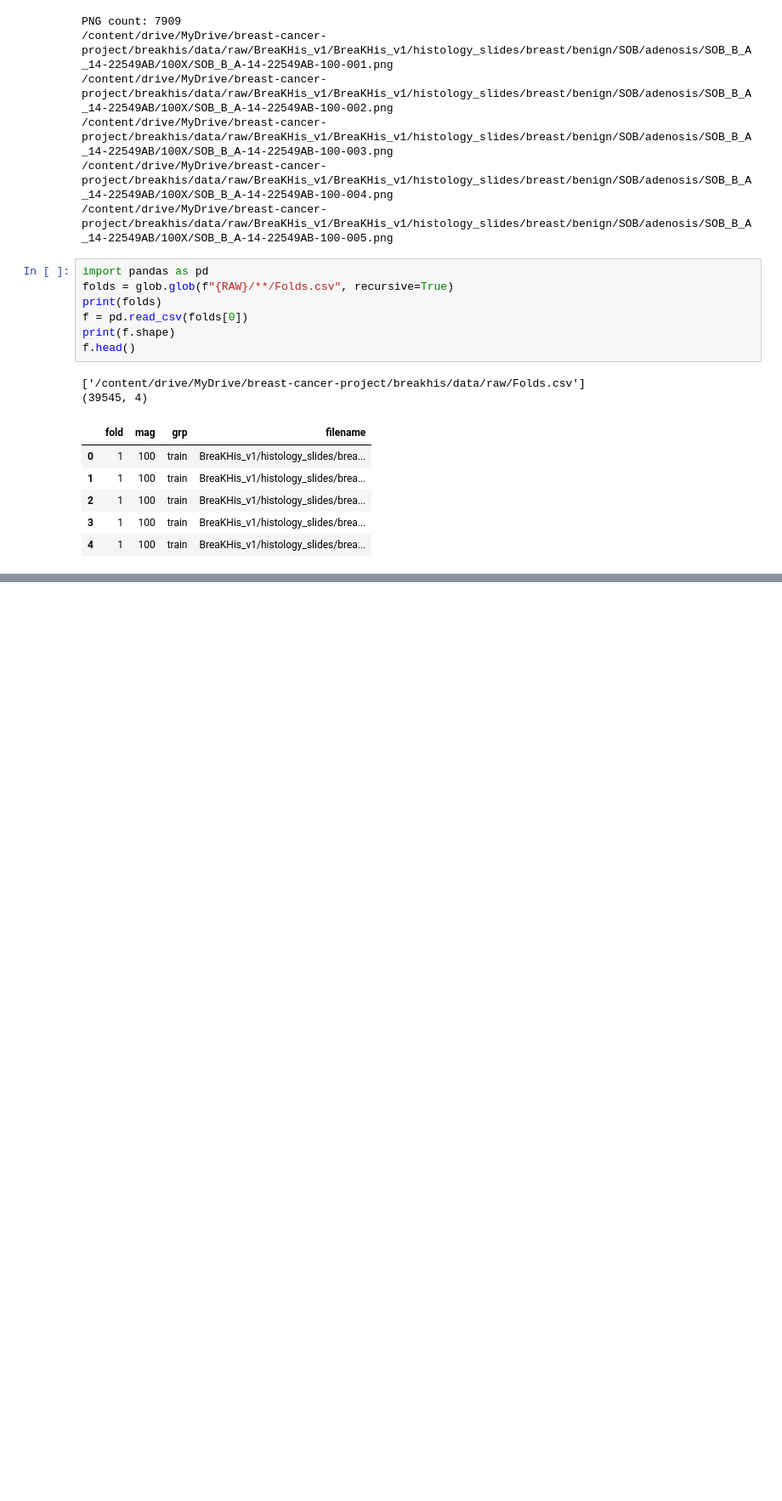
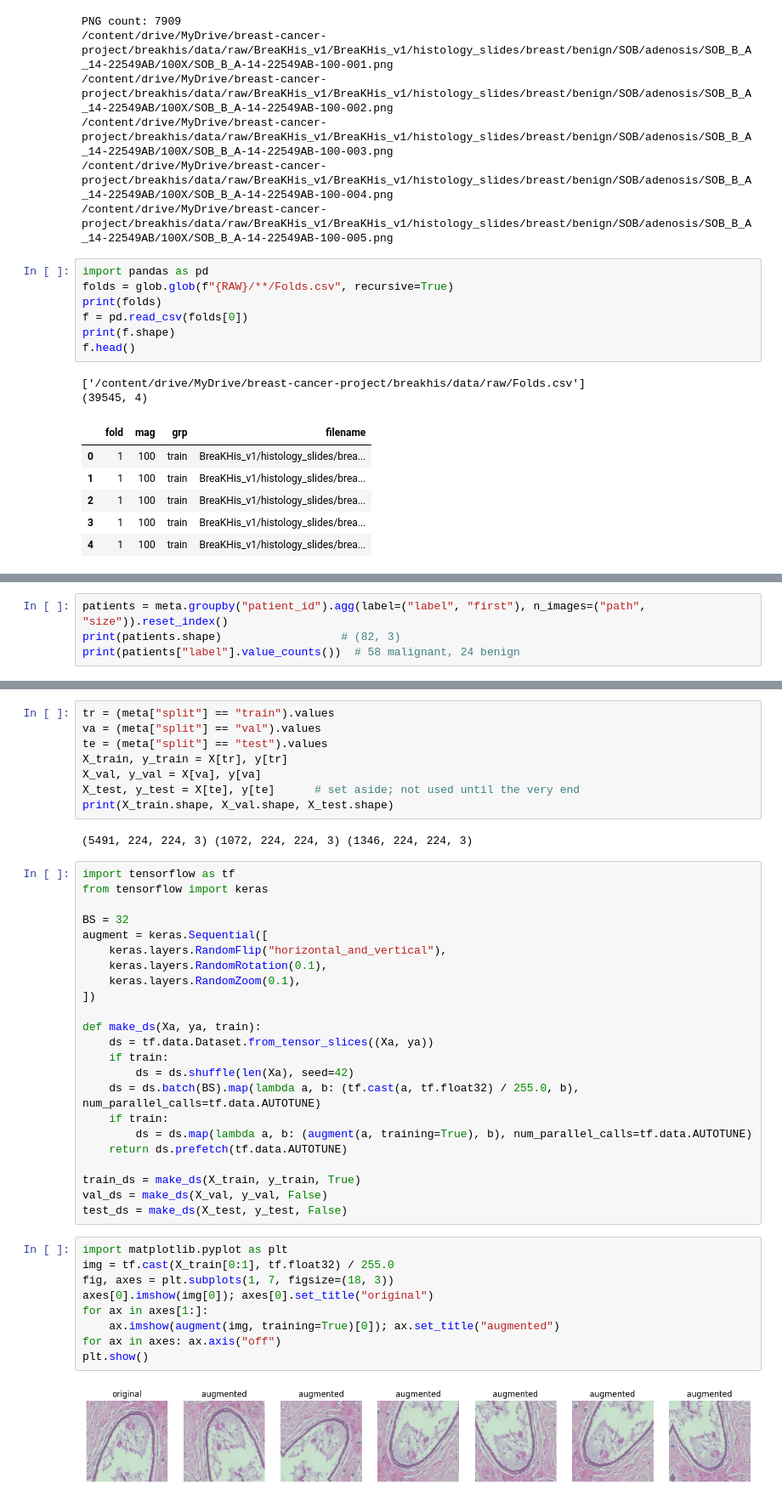
Before and after one commit to ParthHarde/breast-cancer-project, a Jupyter notebook: metabric/01_metabric_data.ipynb, the cells around one changed output, grey strips where cells are left out. Shown at 85% size. Saved outputs shown, nothing was run; the diff lists cells and outputs as text; blank space fills up the shorter version.

```diff
--- a/metabric/01_metabric_data.ipynb
+++ b/metabric/01_metabric_data.ipynb
@@ -1211,0 +1371,4 @@ f.head()
+# %%
+patients = meta.groupby("patient_id").agg(label=("label", "first"), n_images=("path", "size")).reset_index()
+print(patients.shape)                  # (82, 3)
+print(patients["label"].value_counts())  # 58 malignant, 24 benign
@@ -1211,0 +1440,44 @@ f.head()
+# %%
+tr = (meta["split"] == "train").values
+va = (meta["split"] == "val").values
+te = (meta["split"] == "test").values
+X_train, y_train = X[tr], y[tr]
+X_val, y_val = X[va], y[va]
+X_test, y_test = X[te], y[te]      # set aside; not used until the very end
+print(X_train.shape, X_val.shape, X_test.shape)
+# %% [output]
+(5491, 224, 224, 3) (1072, 224, 224, 3) (1346, 224, 224, 3)
+# %%
+import tensorflow as tf
+from tensorflow import keras
+
+BS = 32
+augment = keras.Sequential([
+    keras.layers.RandomFlip("horizontal_and_vertical"),
+    keras.layers.RandomRotation(0.1),
+    keras.layers.RandomZoom(0.1),
+])
+
+def make_ds(Xa, ya, train):
+    ds = tf.data.Dataset.from_tensor_slices((Xa, ya))
+    if train:
+        ds = ds.shuffle(len(Xa), seed=42)
+    ds = ds.batch(BS).map(lambda a, b: (tf.cast(a, tf.float32) / 255.0, b), num_parallel_calls=tf.data.AUTOTUNE)
+    if train:
+        ds = ds.map(lambda a, b: (augment(a, training=True), b), num_parallel_calls=tf.data.AUTOTUNE)
+    return ds.prefetch(tf.data.AUTOTUNE)
+
+train_ds = make_ds(X_train, y_train, True)
+val_ds = make_ds(X_val, y_val, False)
+test_ds = make_ds(X_test, y_test, False)
+# %%
+import matplotlib.pyplot as plt
+img = tf.cast(X_train[0:1], tf.float32) / 255.0
+fig, axes = plt.subplots(1, 7, figsize=(18, 3))
+axes[0].imshow(img[0]); axes[0].set_title("original")
+for ax in axes[1:]:
+    ax.imshow(augment(img, training=True)[0]); ax.set_title("augmented")
+for ax in axes: ax.axis("off")
+plt.show()
+# %% [output]
+[figure, added]
```
Also changed, not shown: parts of 43 cells of this notebook.
